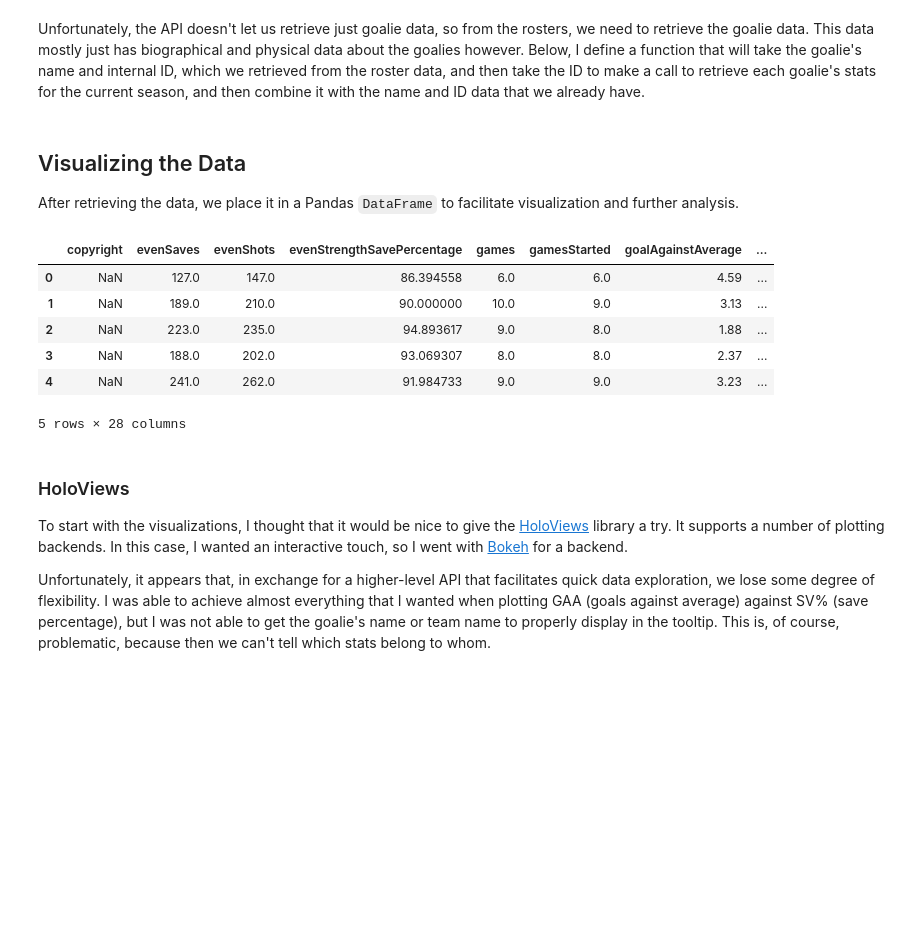
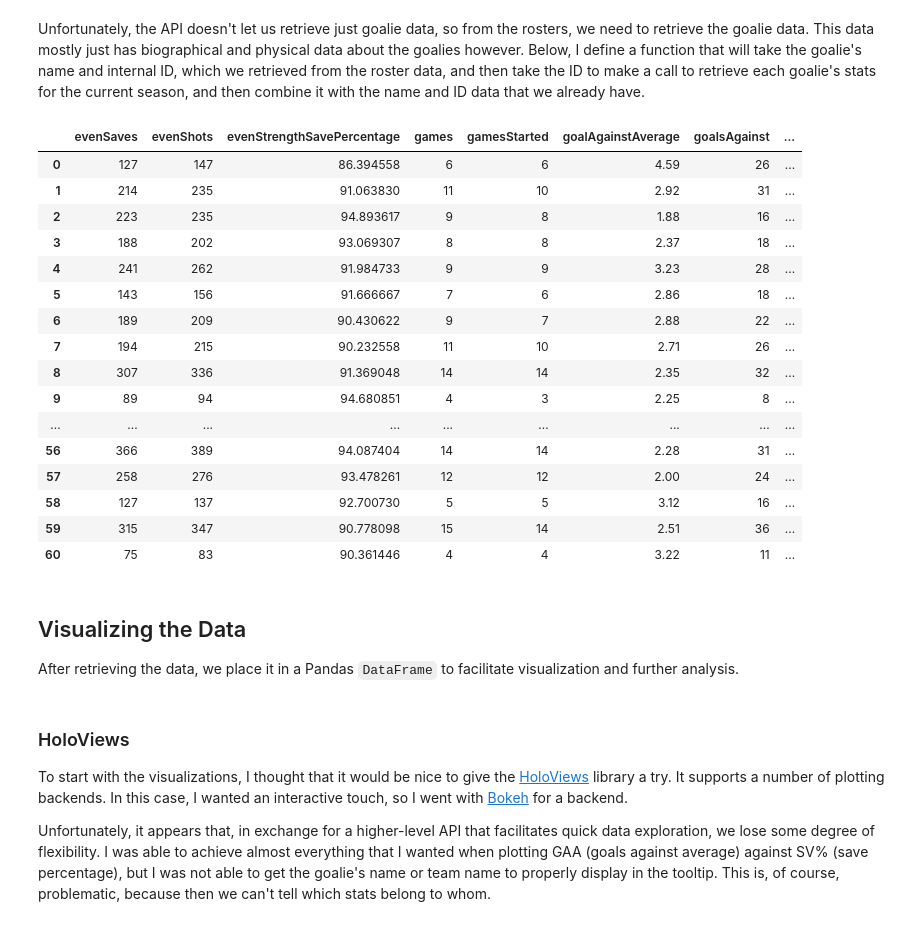
Before and after one commit to progdrum/nhl_analysis, a Jupyter notebook: goalies/goalie_stats.ipynb, the cells around one changed output. Saved outputs shown, nothing was run; the diff lists cells and outputs as text; code cells hidden in the pictures; blank space fills up the shorter version.

```diff
--- a/goalies/goalie_stats.ipynb
+++ b/goalies/goalie_stats.ipynb
@@ -57,18 +59,27 @@ goalie_stats = [get_goalie_data(goalie) for goalie in goalies]
+# %%
+goalie_df
+# %% [output]
+|  | evenSaves | evenShots | evenStrengthSavePercentage | games | gamesStarted | goalAgainstAverage | goalsAgainst | ... |
+| 0 | 127 | 147 | 86.394558 | 6 | 6 | 4.59 | 26 | ... |
+| 1 | 214 | 235 | 91.063830 | 11 | 10 | 2.92 | 31 | ... |
+| 2 | 223 | 235 | 94.893617 | 9 | 8 | 1.88 | 16 | ... |
+| 3 | 188 | 202 | 93.069307 | 8 | 8 | 2.37 | 18 | ... |
+| 4 | 241 | 262 | 91.984733 | 9 | 9 | 3.23 | 28 | ... |
+| 5 | 143 | 156 | 91.666667 | 7 | 6 | 2.86 | 18 | ... |
+| 6 | 189 | 209 | 90.430622 | 9 | 7 | 2.88 | 22 | ... |
+| 7 | 194 | 215 | 90.232558 | 11 | 10 | 2.71 | 26 | ... |
+| 8 | 307 | 336 | 91.369048 | 14 | 14 | 2.35 | 32 | ... |
+| 9 | 89 | 94 | 94.680851 | 4 | 3 | 2.25 | 8 | ... |
+| ... | ... | ... | ... | ... | ... | ... | ... | ... |
+| 56 | 366 | 389 | 94.087404 | 14 | 14 | 2.28 | 31 | ... |
+| 57 | 258 | 276 | 93.478261 | 12 | 12 | 2.00 | 24 | ... |
+| 58 | 127 | 137 | 92.700730 | 5 | 5 | 3.12 | 16 | ... |
+| 59 | 315 | 347 | 90.778098 | 15 | 14 | 2.51 | 36 | ... |
+| 60 | 75 | 83 | 90.361446 | 4 | 4 | 3.22 | 11 | ... |
 # %% [markdown]
 ## Visualizing the Data
 
 After retrieving the data, we place it in a Pandas `DataFrame` to facilitate visualization and further analysis.
-# %%
-goalie_df = pd.DataFrame(goalie_stats)
-goalie_df.head()
-# %% [output]
-|  | copyright | evenSaves | evenShots | evenStrengthSavePercentage | games | gamesStarted | goalAgainstAverage | ... |
-| 0 | NaN | 127.0 | 147.0 | 86.394558 | 6.0 | 6.0 | 4.59 | ... |
-| 1 | NaN | 189.0 | 210.0 | 90.000000 | 10.0 | 9.0 | 3.13 | ... |
-| 2 | NaN | 223.0 | 235.0 | 94.893617 | 9.0 | 8.0 | 1.88 | ... |
-| 3 | NaN | 188.0 | 202.0 | 93.069307 | 8.0 | 8.0 | 2.37 | ... |
-| 4 | NaN | 241.0 | 262.0 | 91.984733 | 9.0 | 9.0 | 3.23 | ... |
-5 rows × 28 columns
 # %%
 # Teams and their designated colors
 team_colors_dict = {
```
Also changed, not shown: parts of 6 cells of this notebook.
